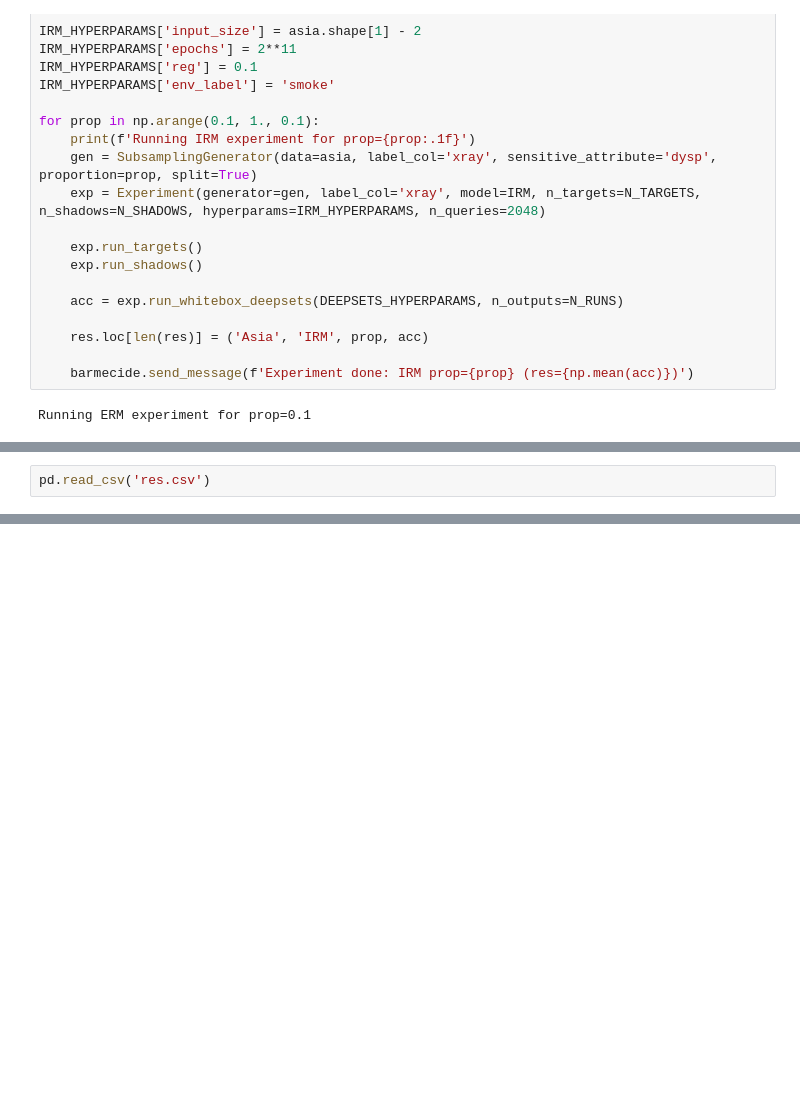
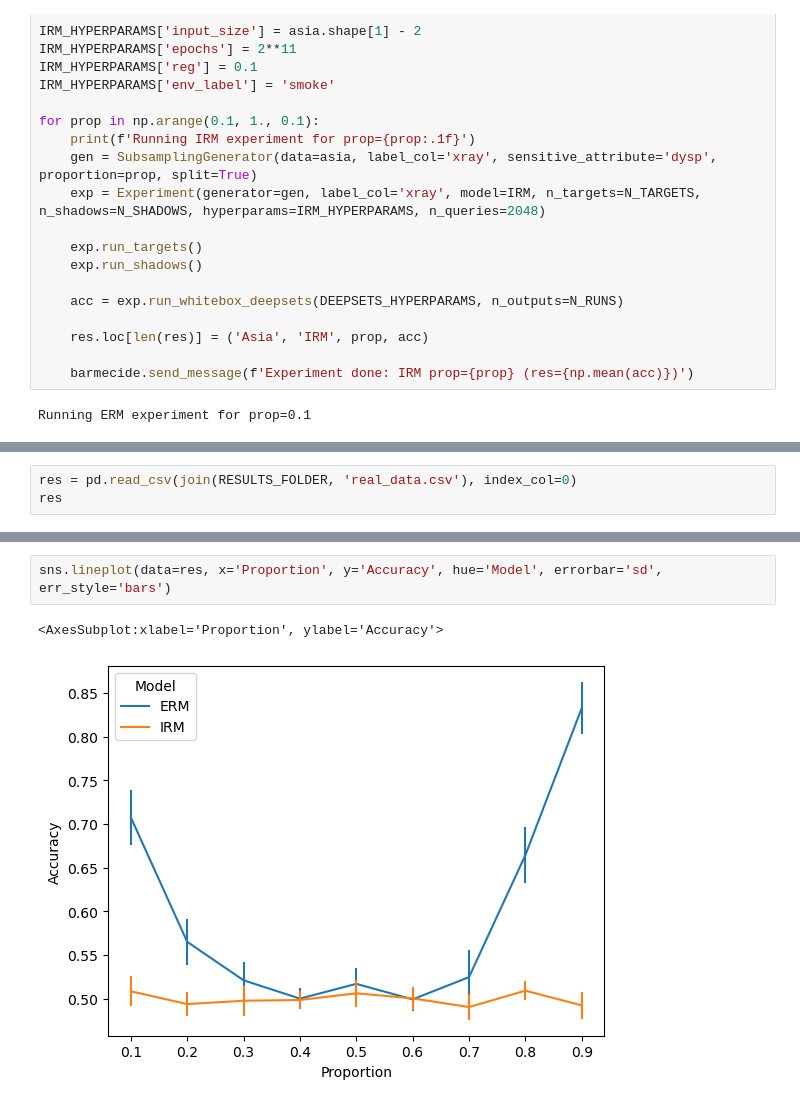
Before and after one commit to epfl-dlab/distribution-inference-risks, a Jupyter notebook: Experiments-Real-Data.ipynb, the cells around one changed output, grey strips where cells are left out. Drawn from its saved outputs; the diff is of its cells as text; blank space fills up the shorter version.

Commit message:
Added plot

```diff
--- a/Experiments-Real-Data.ipynb
+++ b/Experiments-Real-Data.ipynb
@@ -141,2 +144,3 @@ res
 # %%
-pd.read_csv('res.csv')
+res = pd.read_csv(join(RESULTS_FOLDER, 'real_data.csv'), index_col=0)
+res
@@ -142,0 +161,5 @@ pd.read_csv('res.csv')
+# %%
+sns.lineplot(data=res, x='Proportion', y='Accuracy', hue='Model', errorbar='sd', err_style='bars')
+# %% [output]
+<AxesSubplot:xlabel='Proportion', ylabel='Accuracy'>
+[figure, added]
```
Also changed, not shown: parts of 3 cells of this notebook, 1 other file.
